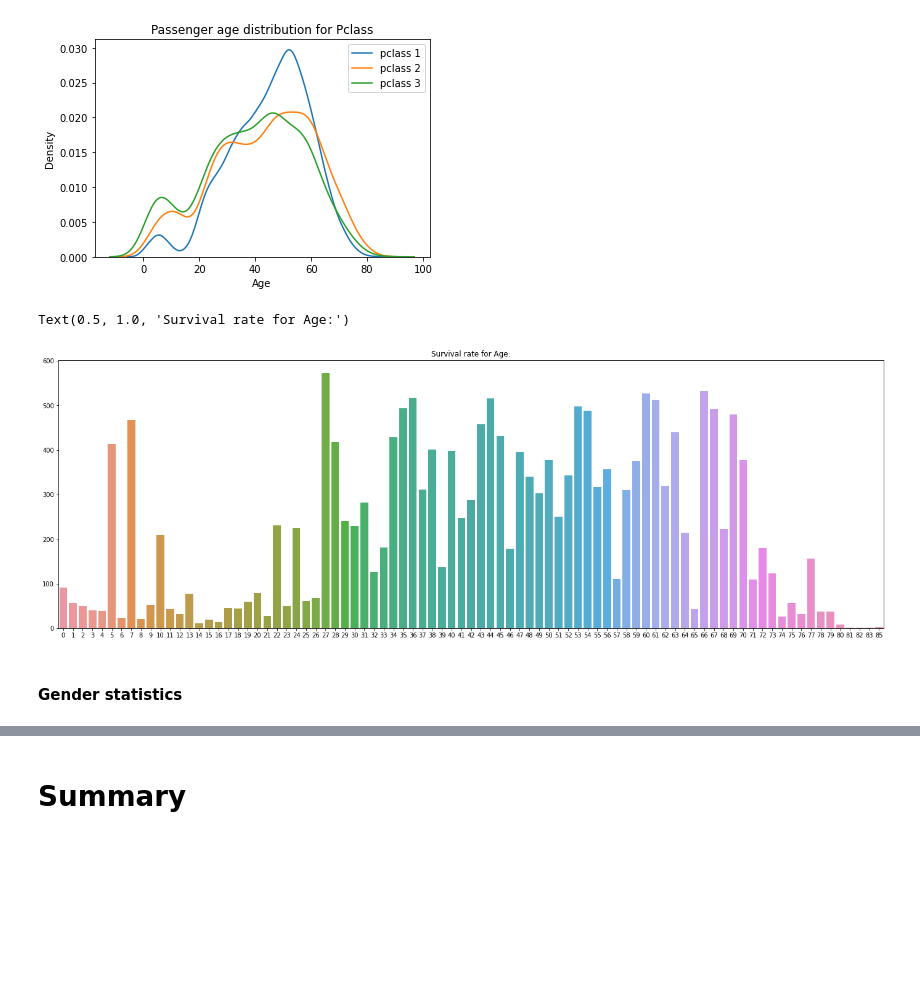
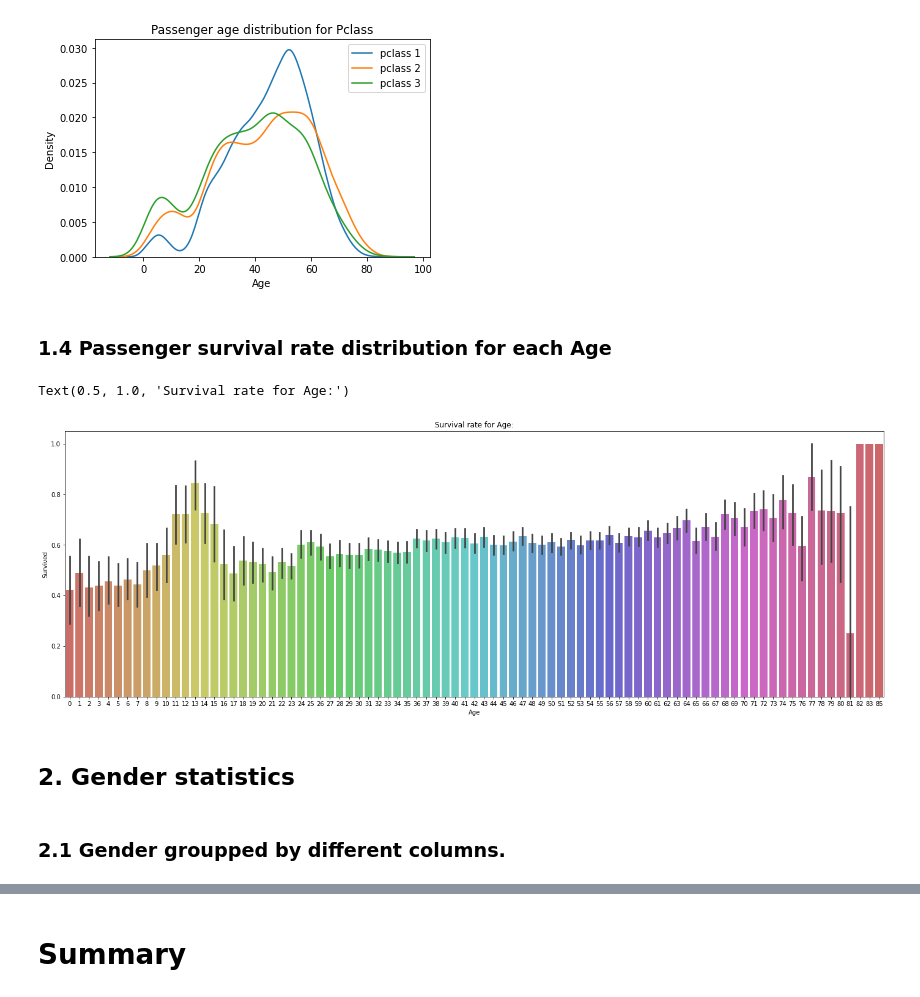
Before and after one commit to AleksandraVS/ML-COURSE-2022, a Jupyter notebook: eda.ipynb, the cells around one changed output, grey strips where cells are left out. Drawn from its saved outputs; the diff is of its cells as text; code cells hidden in the pictures; blank space fills up the shorter version.

```diff
--- a/eda.ipynb
+++ b/eda.ipynb
@@ -44,5 +60,7 @@ df = df.dropna() # стоит ли так делать?
 # %%
 df["Age"] = df.Age.astype(int)
+df["Fare"] = df.Fare.astype(int)
+df["Cabin"] = df["Cabin"].apply(lambda s: s[0])
 # %% [markdown]
 # Data exploration
 # %% [markdown]
@@ -87,16 +111,19 @@ plt.legend()
 # %% [output]
 <matplotlib.legend.Legend at 0x...>
 [figure]
+# %% [markdown]
+### 1.4  Passenger survival rate distribution for each Age
 # %%
-num_of_survived = df[df.Survived == 1].Age.value_counts().to_list()
 plt.figure(figsize = (24, 8))
-sns.barplot(x = df.Age.unique(), y = num_of_survived)
+sns.barplot(x = df.Age, y = df.Survived, palette = "hls")
 plt.title("Survival rate for Age:")
 # %% [output]
 Text(0.5, 1.0, 'Survival rate for Age:')
-[figure, old version]
+[figure, new version]
 # %% [markdown]
-#### Gender statistics
+## 2. Gender statistics
+# %% [markdown]
+### 2.1  Gender groupped by different columns.
 # %%
 print("Number of men and women: ")
 print(df.Sex.value_counts())
```
Also changed, not shown: parts of 33 cells of this notebook.
